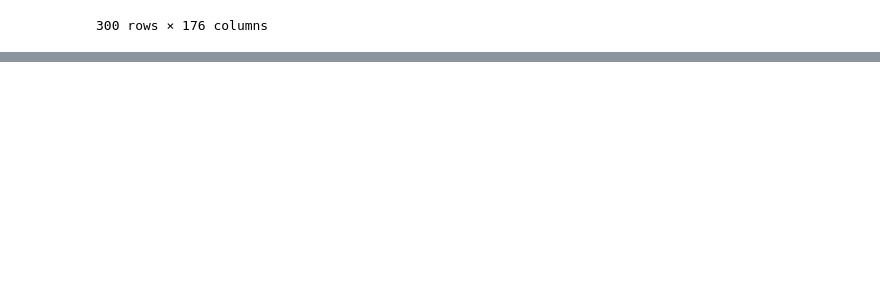
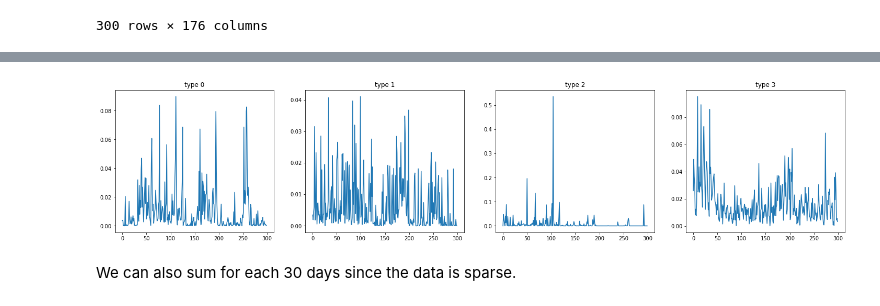
Before and after one commit to epfl-ada/ada-2021-project-chilldatagroup, a Jupyter notebook: Milestone2.ipynb, the cells around one changed output, grey strips where cells are left out. Cells and saved outputs as stored; diff of their text form; code cells hidden in the pictures; blank space fills up the shorter version.

```diff
--- a/Milestone2.ipynb
+++ b/Milestone2.ipynb
@@ -869,0 +940,3 @@ for candidate_type in range(0,n_clusters):
+# %%
+for candidate_type in range(0,n_clusters):
+    print('{} candidates in type {}: {}'.format(np.where(labels==candidate_type)[0].shape[0],candidate_type,candidate_name[np.where(labels==candidate_type)]))
@@ -869,0 +961,9 @@ for candidate_type in range(0,n_clusters):
+# %%
+fig, axs = plt.subplots(1,n_clusters, figsize=(25,5))
+for candidate_type in range(0,n_clusters):
+    axs[candidate_type].plot(range(0,feature_length), np.mean(candidate_feature_vectors[np.where(labels==candidate_type)], axis=0))
+    axs[candidate_type].set_title('type {}'.format(candidate_type))
+# %% [output]
+[figure, added]
+# %% [markdown]
+We can also sum for each 30 days since the data is sparse.
```
Also changed, not shown: parts of 34 cells of this notebook.
